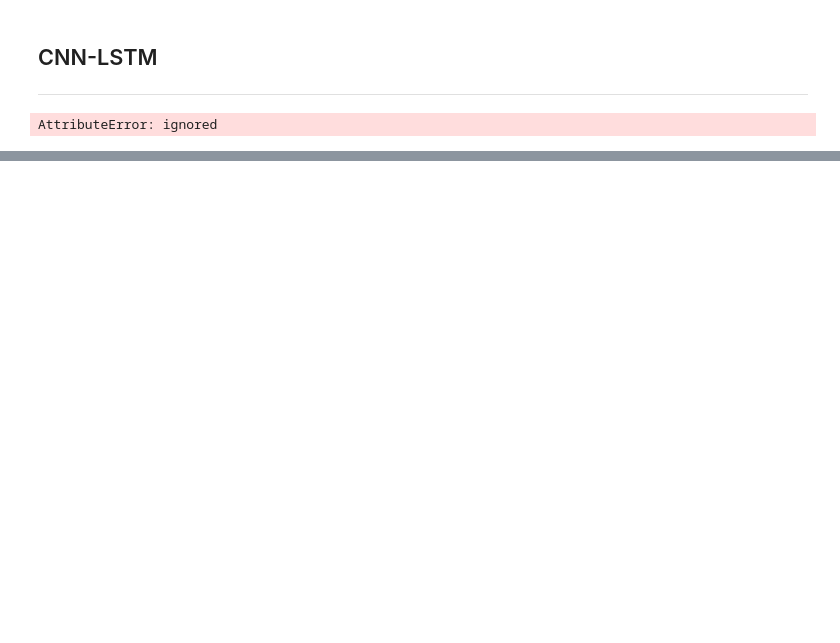
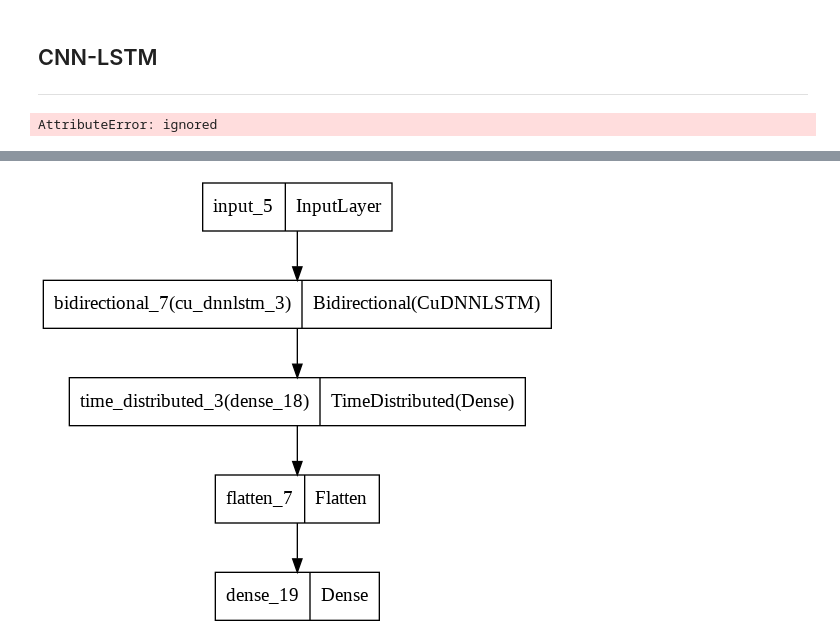
Before and after one commit to REHAB199/Saudi-Arabia-Weather-Deep-learning, a Jupyter notebook: Code/saudi_arabia_weather_Models.ipynb, the cells around one changed output, grey strips where cells are left out. Cells and saved outputs as stored; diff of their text form; code cells hidden in the pictures; blank space fills up the shorter version.

Commit message:
add Bidirectional LSTM

```diff
--- a/Code/saudi_arabia_weather_Models.ipynb
+++ b/Code/saudi_arabia_weather_Models.ipynb
@@ -487,0 +505,15 @@ cnn_lstm_history = model_cnn_lstm.fit(X_train_sub, y_train, validation_data=(X_v
+# %%
+es_callback = EarlyStopping(monitor='val_loss', min_delta=0, patience=5)
+
+def get_model_bilstm(shape=(19,22)):
+    inp = Input(shape)
+    x = Bidirectional(CuDNNLSTM(64, return_sequences=True))(inp)
+    x = TimeDistributed(Dense(10))(x)
+    x = Flatten()(x)
+    x = Dense(1)(x)
+    model = Model(inp, x)
+    return model
+# %%
+model_bi = get_model_bilstm((19,22))
+model_bi.compile(optimizer='adadelta', loss='mae')
+model_bi.summary()
@@ -487,0 +538,4 @@ cnn_lstm_history = model_cnn_lstm.fit(X_train_sub, y_train, validation_data=(X_v
+# %%
+plot_model(model_bi, to_file='model_bi1.png')
+# %% [output]
+[figure, added]
```
Also changed, not shown: parts of 38 cells of this notebook.
